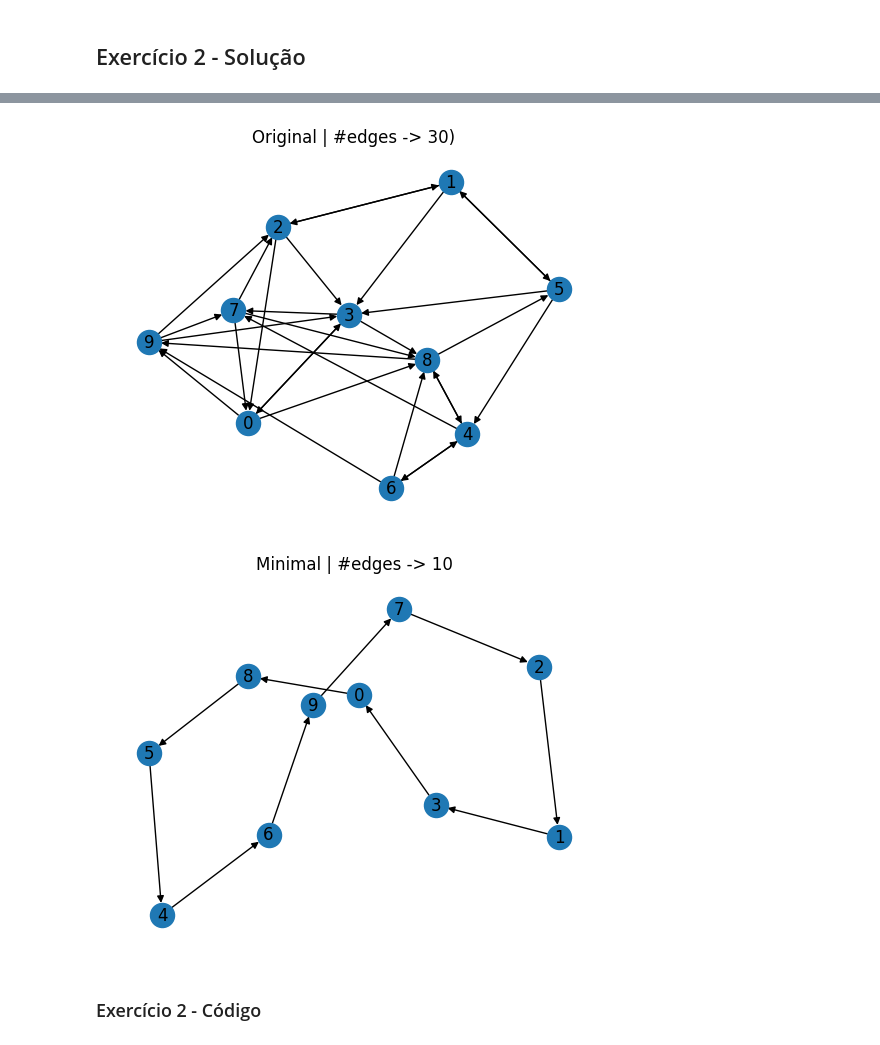
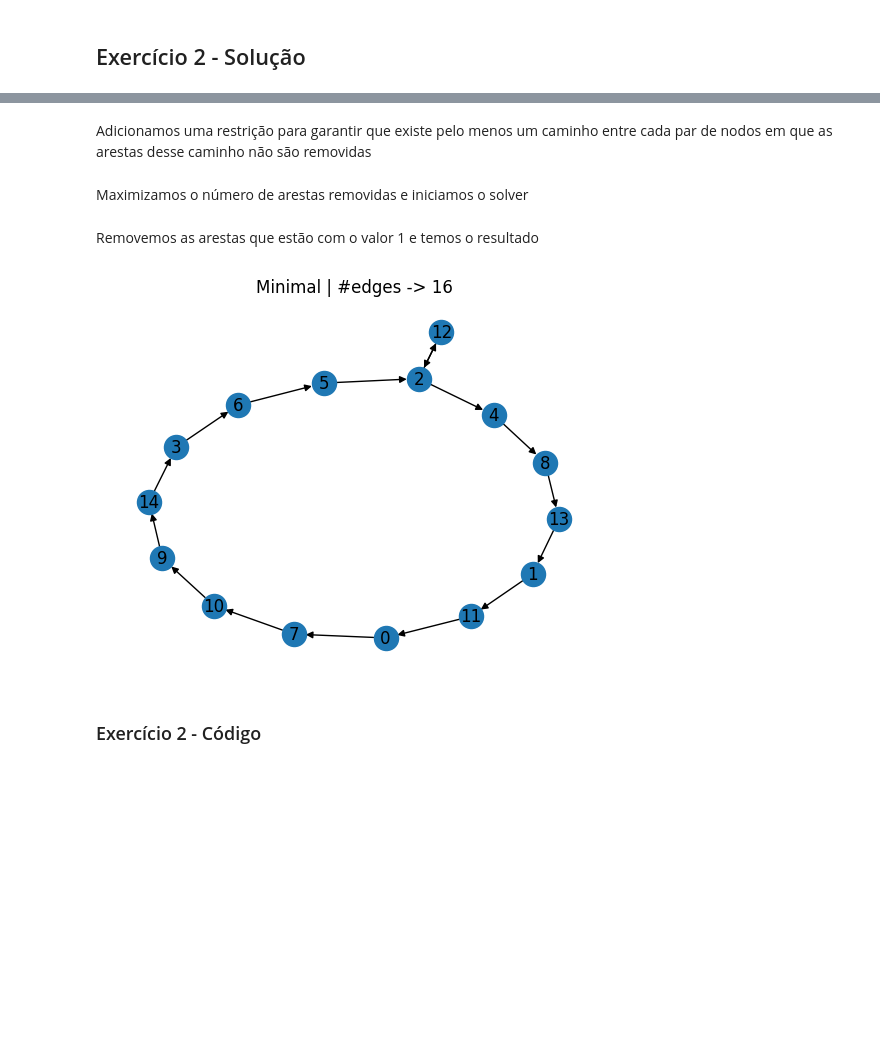
Before and after one commit to greybrunix/LC_PROJ, a Jupyter notebook: TP1/TP1.Exercise2.ipynb, the cells around one changed output, grey strips where cells are left out. Cells and saved outputs as stored; diff of their text form; code cells hidden in the pictures; blank space fills up the shorter version.

```diff
--- a/TP1/TP1.Exercise2.ipynb
+++ b/TP1/TP1.Exercise2.ipynb
@@ -20,0 +54,9 @@ Lógica Computacional TP1.Exercício2
+# %%
+model = cp_model.CpModel()
+
+edge_vars = {}
+
+for u, v in G.edges():
+    edge_vars[u, v] = model.NewIntVar(0, 1, f'edge_{u}_{v}')
+# %% [markdown]
+Adicionamos uma restrição para garantir que existe pelo menos um caminho entre cada par de nodos em que as arestas desse caminho não são removidas
@@ -21,62 +70,22 @@ Lógica Computacional TP1.Exercício2
+# %% [markdown]
+Maximizamos o número de arestas removidas e iniciamos o solver
+# %%
+model.Maximize(sum(edge_vars.values()))
+
+solver = cp_model.CpSolver()
+s = solver.Solve(model)
+# %% [markdown]
+Removemos as arestas que estão com o valor 1 e temos o resultado
 # %%
-from functools import reduce
-from ortools.linear_solver import pywraplp
-import networkx as nx
-import random
-
-# Create an empty directed graph with 10 nodes
-N = 20
-max_neighbors = 3
-G = nx.DiGraph()
-G.add_nodes_from(range(N))
-while not nx.is_strongly_connected(G):
-    G = nx.DiGraph()
-    G.add_nodes_from(range(N))
-    nodes = list(G.nodes())
-    for node in nodes:
-        neighbors = set(G.neighbors(node))
-        while len(neighbors) < max_neighbors:
-            target_node = random.choice(nodes)
-            if target_node != node and target_node not in neighbors:
-                G.add_edge(node, target_node)
-                neighbors.add(target_node)
-
-solver = pywraplp.Solver.CreateSolver('SCIP')
-
-edge_vars = {}
-
-for u, v in G.edges():
-    edge_vars[u, v] = solver.IntVar(0, 1, f'edge_{u}_{v}')
-
-for i in range(N):
-    for j in range(N):
-        if i != j:
-            paths = nx.all_simple_edge_paths(G, i, j)
-            const = reduce(lambda x,y: x or y,
-                           (solver.Sum(edge_vars[x] for x in k)==0 for k in paths))
-            solver.Add(const)
-
-
-solver.Maximize(solver.Sum(edge_vars.values()))
-
-s = solver.Solve()
-
-import matplotlib.pyplot as plt
-pos = nx.spring_layout(G)
-plt.title(f'Original | #edges -> {len(edge_vars)})')
+for u, v in edge_vars:
+    if solver.Value(edge_vars[u, v]) == 1:
+        G.remove_edge(u, v)
+plt.title(f'Minimal | #edges -> {len(G.edges())}')
+pos = nx.kamada_kawai_layout(G)
 nx.draw(G, pos, with_labels=True, node_size=300)
 plt.show()
-
-for u, v in edge_vars:
-    if edge_vars[u, v].solution_value() == 1:
-        G.remove_edge(u, v)
-plt.title(f'Minimal | #edges -> {len(G.edges())}')
-pos = nx.spring_layout(G)
-nx.draw(G, pos, with_labels=True, node_size=300)
-plt.show()
 # %% [output]
-[figure, old version]
+[figure, new version]
-[figure, removed]
 # %% [markdown]
 ### Exercício 2 - Código
 # %% [markdown]
```
Also changed, not shown: parts of 5 cells of this notebook.
